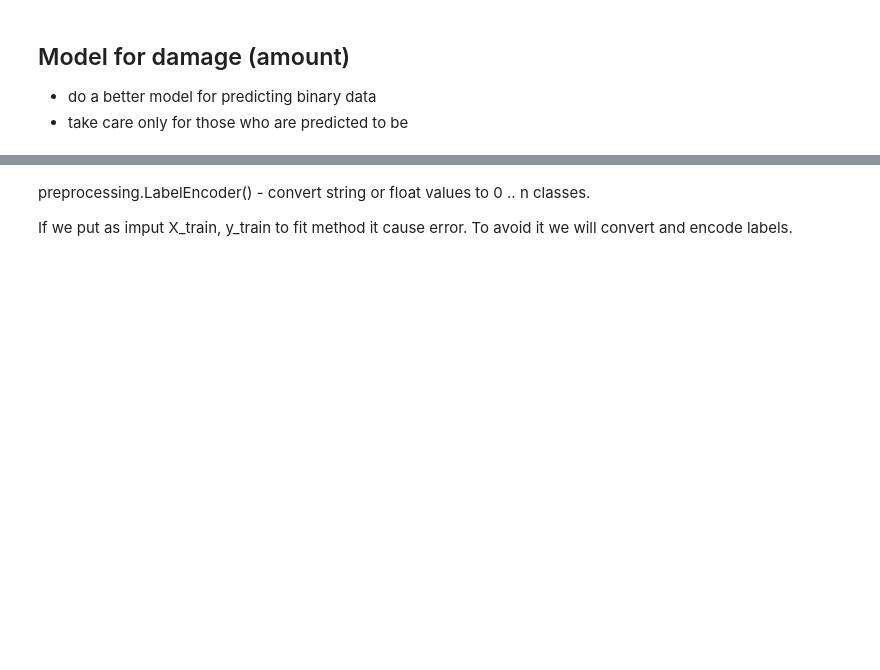
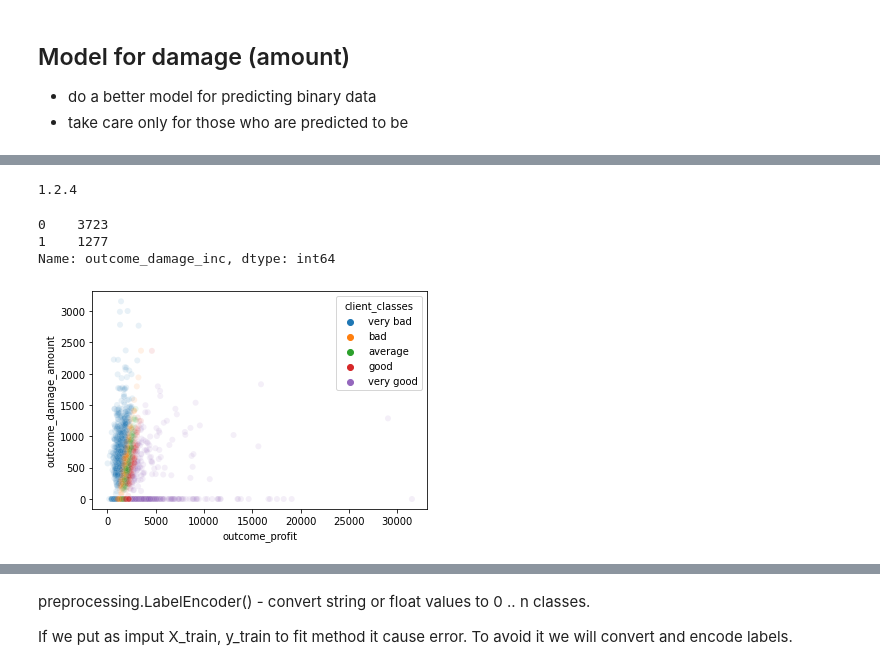
Before and after one commit to phuycke/ML-in-Python, a Jupyter notebook: notebooks/Q4 Daniel.ipynb, the cells around one changed output, grey strips where cells are left out. Cells and saved outputs as stored; diff of their text form; code cells hidden in the pictures; blank space fills up the shorter version.

```diff
--- a/notebooks/Q4 Daniel.ipynb
+++ b/notebooks/Q4 Daniel.ipynb
@@ -9,8 +19,20 @@ import getpass
 from pathlib import Path
 
 from sklearn.model_selection import train_test_split
+
+print(pd.__version__)
+# %% [output]
+1.2.4
 # %%
-
+def read_data(type,train_name, score_name):
+    if getpass.getuser() == 'daniel':
+        project_root_path = Path("/home/daniel/Projects/Python ML Pipeline")
+        csv_path = project_root_path / 'data' / type
+        # Lets read the trining dataset
+        data = pd.read_csv(csv_path/  train_name)
+        # Now we read the training data set
+        score = pd.read_csv(csv_path /  score_name)
+    return (data,score)
 
 def read_pkl(train_name, score_name,  project_root_path = "/home/daniel/Projects/Python ML Pipeline"):
     if getpass.getuser() == 'daniel':
@@ -21,3 +43,25 @@ def read_pkl(train_name, score_name,  project_root_path = "/home/daniel/Projects
         # Now we read the training data set
         score = pd.read_pickle(pkl_path /  score_name)
     return (data,score)
+# %%
+data_dict = {'type': 'raw', 'train_name': 'train_V2.csv', 'score_name': 'score.csv'}
+data_raw, score_raw = read_data(**data_dict)
+target_raw = data_raw[ 'outcome_damage_inc']
+target_raw.value_counts(dropna=False)
+# %% [output]
+0    3723
+1    1277
+Name: outcome_damage_inc, dtype: int64
+# %%
+
+data_target  = data_raw[['outcome_profit', 'outcome_damage_inc', 'outcome_damage_amount']].copy()
+vec = data_target['outcome_profit'].sub(data_target['outcome_damage_amount'], fill_value=np.NAN)
+data_target["abs_value"] = vec
+data_target["vec_zscore"] = (vec - vec.mean())/vec.std()
+client_labels = ["very bad","bad" ,"average", "good","very good"]
+data_target["client_classes"] = pd.qcut(vec, 5, labels = client_labels )
+# %%
+import seaborn as sns
+splot = sns.scatterplot(x='outcome_profit',y= 'outcome_damage_amount',alpha=0.1, hue = 'client_classes', data=data_target)
+# %% [output]
+[figure, added]
```
Also changed, not shown: parts of 19 cells of this notebook, 8 other files.
